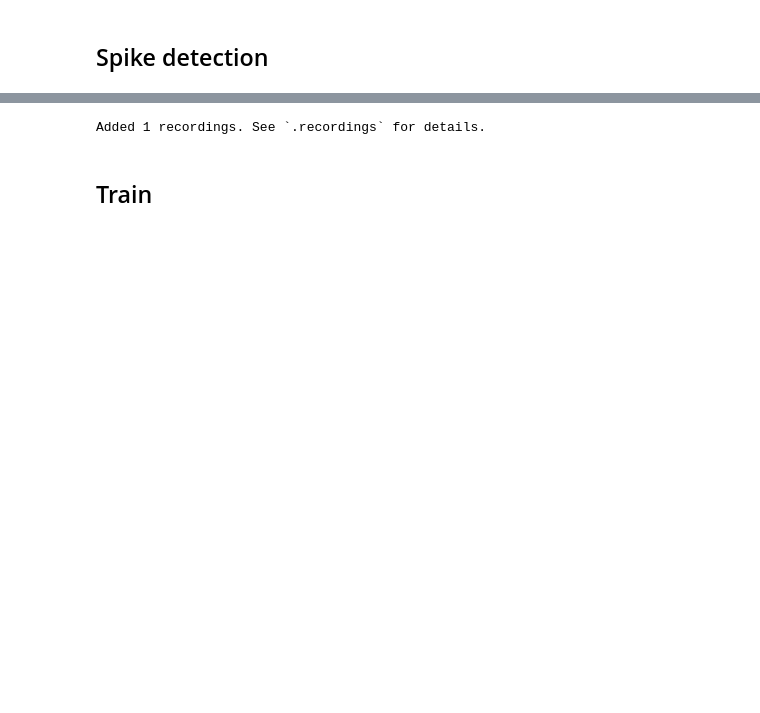
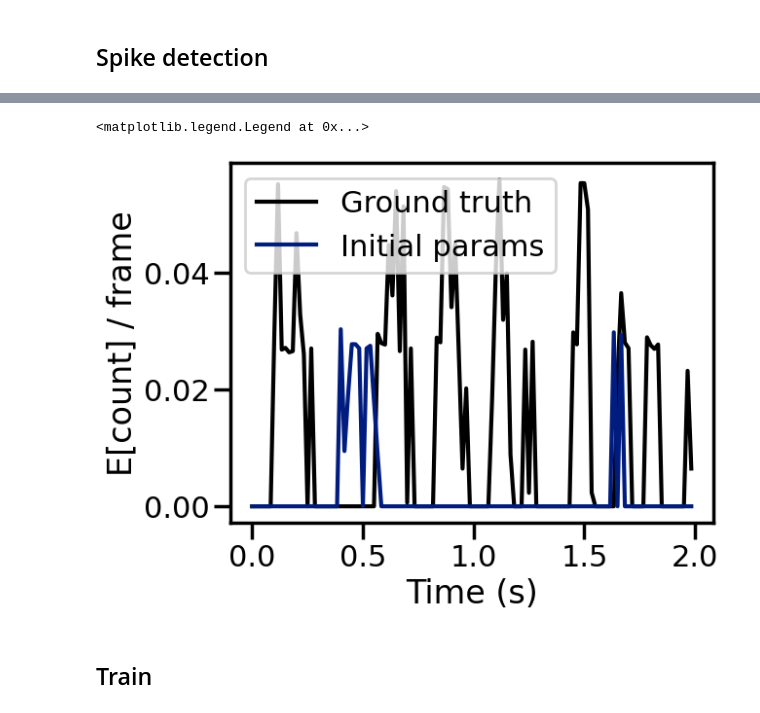
Before and after one commit to guardomayas/jaxley_rgc, a Jupyter notebook: sim_RGC.ipynb, the cells around one changed output, grey strips where cells are left out. Drawn from its saved outputs; the diff is of its cells as text; code cells hidden in the pictures; blank space fills up the shorter version.

```diff
--- a/sim_RGC.ipynb
+++ b/sim_RGC.ipynb
@@ -122,8 +123,11 @@ cmap = cm.viridis
 frame_rate = 60
 dt_stim = 1/frame_rate
 
-dt_cell_ms = 0.05
+dt_cell_ms = 0.2
 dt_cell_s = dt_cell_ms * 1e-3
+
+R_Mohm = 228.7
+dV     = 5.0
 key = jax.random.PRNGKey(0)
 ground_params = ln_params(key,
                         alpha_j0=0.16,
@@ -131,15 +135,15 @@ ground_params = ln_params(key,
                         logit_tau10=0.55,
                         logit_tau20=-0.57,
                         beta0=0.25,
-                        gain0=0.15,
+                        gain0 = 2.5,
                         shift0=0.304,
-                        noise=0.00,
+                        noise=0.05,
                         beta_rate_raw=0.0,
-                        vth_rate=-0.0)
+                        vth_rate=-30.0)
 
 
 filt_dur = 0.6
 
 K_T = int(round(filt_dur / float(dt_stim)))
 max_tau = jnp.array(((K_T - 1) / 3.0) * float(dt_stim), dtype=jnp.float32)
-drive, L, K_ground =  ln_forward(ground_params, stim, K=K_T, dt=dt_stim, n=6, max_tau=max_tau)
+drive_ground, L, K_ground =  ln_forward(ground_params, stim, K=K_T, dt=dt_stim, n=6, max_tau=max_tau)
@@ -291,3 +337,14 @@ fig.tight_layout(w_pad=0.1)
+# %%
+mu_ground = predict_mu_from_params(ground_params, stim)
+mu0 = predict_mu_from_params(params_ln0, stim)
+plt.plot(t_stim, mu_ground[0], c='k', label='Ground truth')
+plt.plot(t_stim, mu0[0], c=sns.color_palette("dark")[0], label='Initial params')
+plt.xlabel("Time (s)")
+plt.ylabel("E[count] / frame")
+plt.legend()
+# %% [output]
+<matplotlib.legend.Legend at 0x...>
+[figure, added]
 # %%
 def poisson_nll(mu, y, eps=1e-8):
     mu = jnp.clip(mu, eps, 1e9)
@@ -415,13 +460,3 @@ I_syn0= upsample_hold_edges(I_frame0, dt_stim=dt_stim, dt_cell=dt_cell_s, T_cell
-# %%
-cell0 = build_cell()
-cell0.delete_recordings()
-cell0.record("v")
-
-rgc_forward = make_rgc_forward_with_states(cell0, dt_cell_ms)  # returns a function forward(I_syn)
-rgc_forward = jax.jit(rgc_forward)
-_ = rgc_forward(I_syn0).block_until_ready()
-# %% [output]
-Added 1 recordings. See `.recordings` for details.
 # %% [markdown]
 ## Train
 # %%
```
Also changed, not shown: parts of 27 cells of this notebook, 1 other file.
